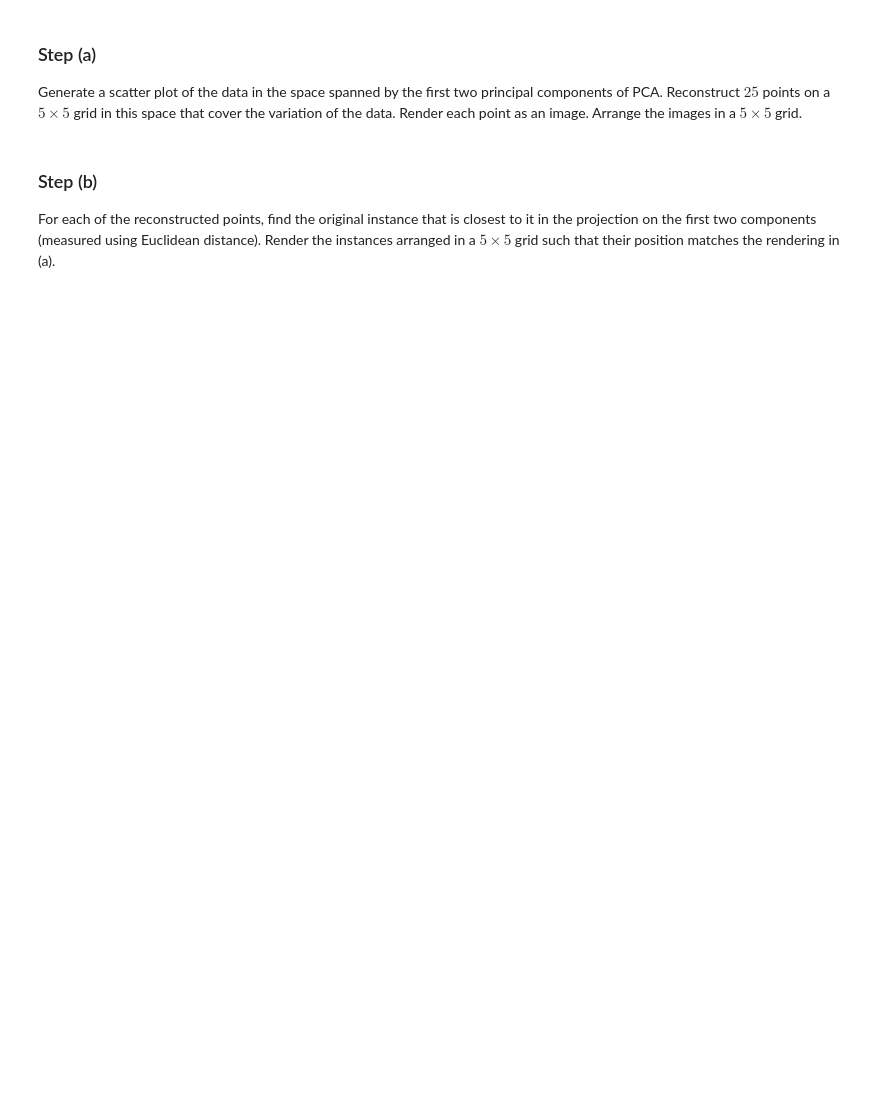
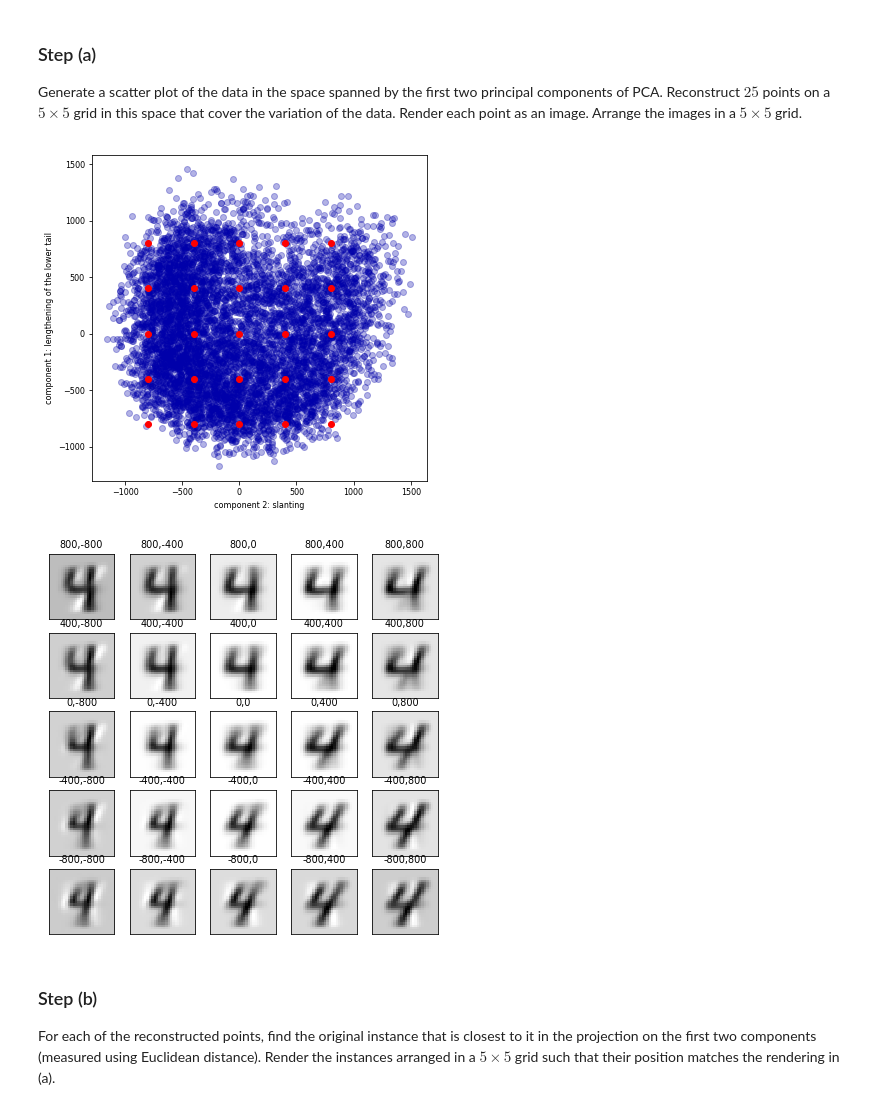
Before and after one commit to Zilarion/2imw30-assignment-3, a Jupyter notebook: Assignment 3.ipynb, the cells around one changed output. Drawn from its saved outputs; the diff is of its cells as text; code cells hidden in the pictures; blank space fills up the shorter version.

Commit message:
Square size figure for q2

```diff
--- a/Assignment 3.ipynb
+++ b/Assignment 3.ipynb
@@ -236,34 +238,38 @@ for i in range(0,len(X)):
 
 pca = PCA(n_components=2,svd_solver='full')
 pcb = pca.fit_transform(fours)
 # pcb = pca.transform(fours)
 
 imgs = np.empty([25, 28*28], dtype='float')
 original_imgs = np.empty([25, 28*28], dtype='float')
 points = np.empty([25, 2], dtype='float')
 original_points = np.empty([25, 2], dtype='float')
 titles = np.empty([25],dtype='object')
+plt.figure(figsize=(6,6))
 p=0
 parametersi = [800, 400, 0, -400, -800]
 parametersj = [-800, -400, 0, 400, 800]
 for i in parametersi:
     for j in parametersj:
         pcb0, l = min_dist(np.array((pcb[:,0], pcb[:,1])),np.array((i,j)))
         points[p] = np.array((i,j))
         titles[p] = "%d,%d" % (i,j)
         original_points[p] = pcb0
         imgs[p] = pca.mean_ + i*pca.components_[0] + j*pca.components_[1]
         original_imgs[p] = fours[l]#pca.mean_ + pcb0[0]*pca.components_[0] + pcb0[1]*pca.components_[1]
 #         original_imgs[p] = pca.mean_ + pcb[l,0]*pca.components_[0] + pcb[l,1]*pca.components_[1]
         p += 1
 
 plt.xlabel("component 2: slanting")
 plt.ylabel("component 1: lengthening of the lower tail");
-plt.scatter(pcb[:,0], pcb[:,1], alpha=0.05)
+plt.scatter(pcb[:,0], pcb[:,1], alpha=0.3)
 plt.scatter(points[:,0], points[:,1], color='red' )
 plt.show()
 buildFigure5x5v2(plt.figure(1, figsize=(7,7)),imgs, titles)
 plt.show()
+# %% [output]
+[figure, added]
+[figure, added]
 # %% [markdown]
 ### Step (b)
 For each of the reconstructed points, find the original instance that is closest to it in the projection on the first two components (measured using Euclidean distance). Render the instances arranged in a $5 \times 5$ grid such that their position matches the rendering in (a).
```
Also changed, not shown: parts of 3 cells of this notebook.
